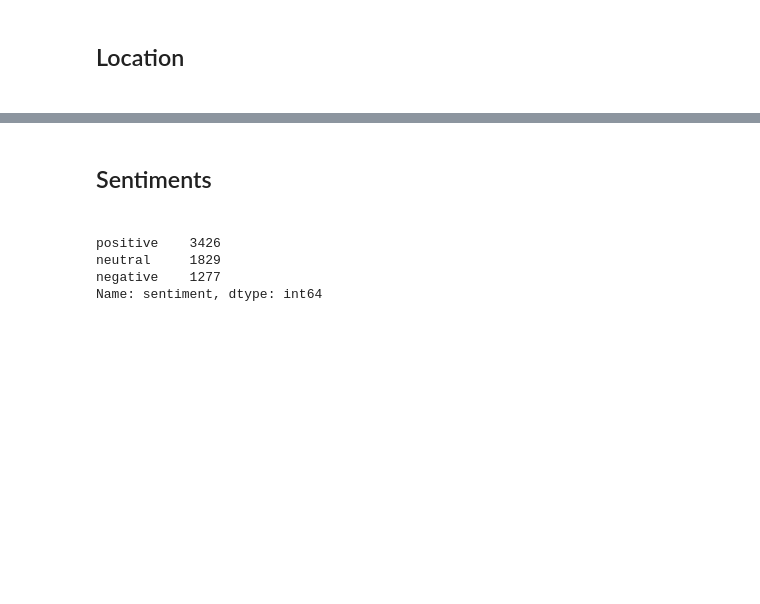
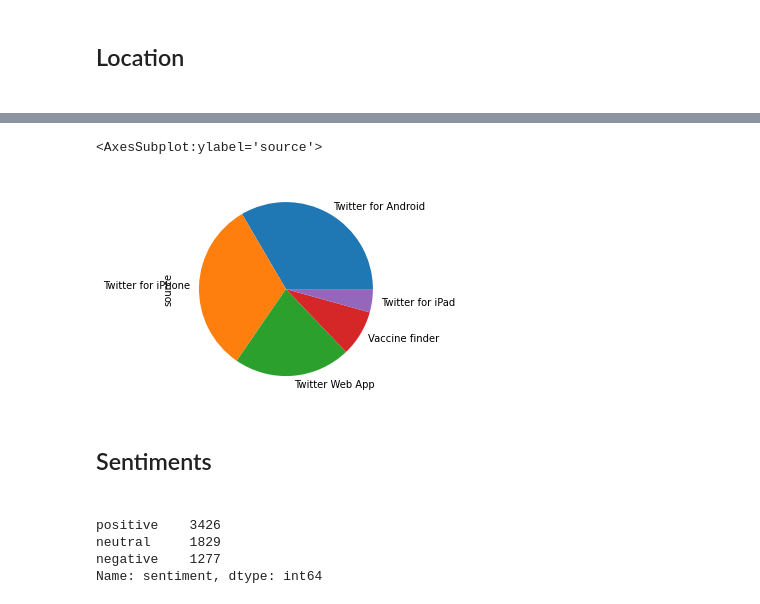
Before and after one commit to zelalemgetahun9374/Twitter-Data-Analysis, a Jupyter notebook: Notebooks/Data_preprocessing_and_exploration.ipynb, the cells around one changed output, grey strips where cells are left out. Drawn from its saved outputs; the diff is of its cells as text; code cells hidden in the pictures; blank space fills up the shorter version.

```diff
--- a/Notebooks/Data_preprocessing_and_exploration.ipynb
+++ b/Notebooks/Data_preprocessing_and_exploration.ipynb
@@ -208,3 +317,8 @@ top_locations.plot(kind="pie", subplots=True, title="Top 6 locations of users");
+# %%
+tweets_df["source"].value_counts().head().plot(kind="pie")
+# %% [output]
+<AxesSubplot:ylabel='source'>
+[figure, added]
 # %% [markdown]
 <h2>Sentiments<h2>
 # %%
```
Also changed, not shown: parts of 49 cells of this notebook, 4 other files.
